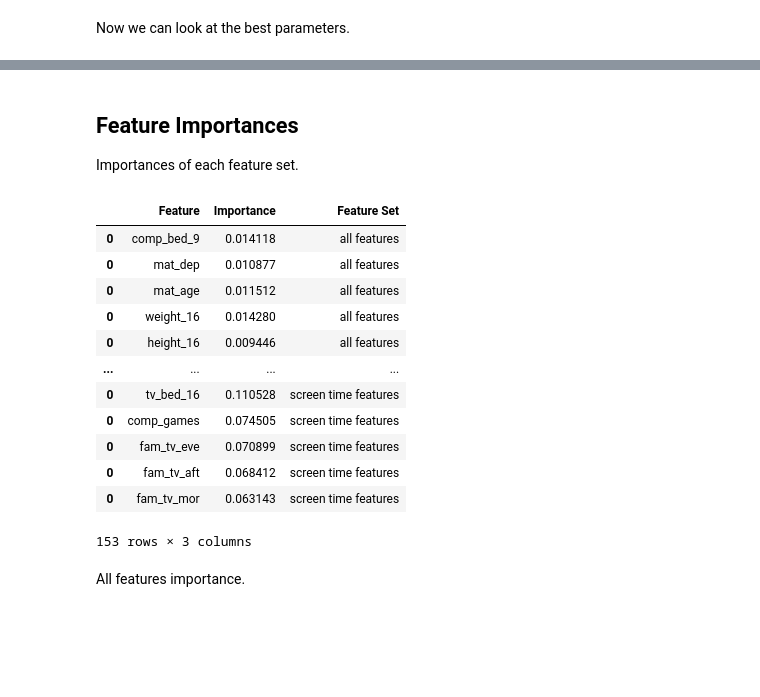
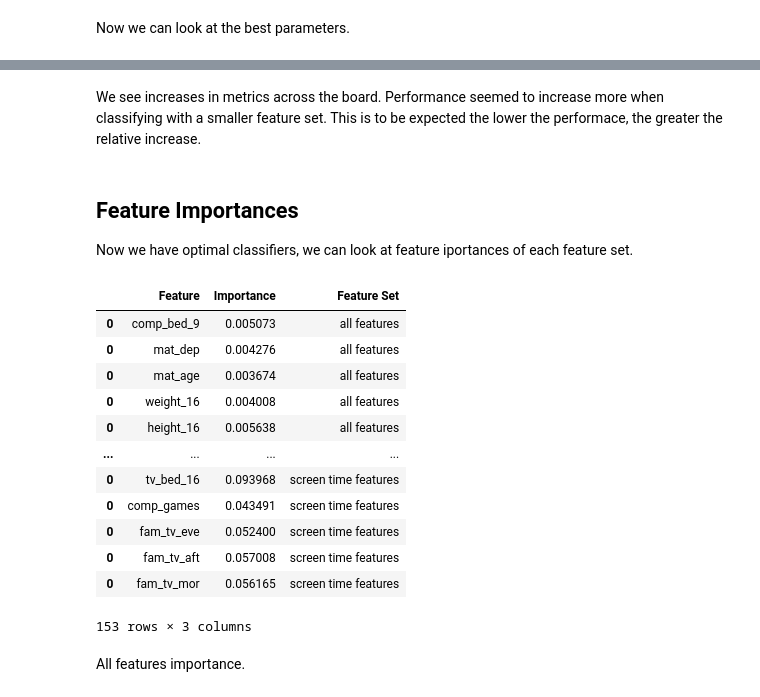
Before and after one commit to kaihulme/alspac-mhst, a Jupyter notebook: notebooks/classification_analysis.ipynb, the cells around one changed output, grey strips where cells are left out. Drawn from its saved outputs; the diff is of its cells as text; code cells hidden in the pictures; blank space fills up the shorter version.

Commit message:
Final classification results

```diff
--- a/notebooks/classification_analysis.ipynb
+++ b/notebooks/classification_analysis.ipynb
@@ -231,2 +229,0 @@ This will make it difficult to compare parameter due to perfect accuracy being e
-# %%
-rsearch.fit(X_train_screen_time, y_train)
@@ -253,3 +229,0 @@ RandomizedSearchCV(cv=3,
-# %%
-preds = rsearch.best_estimator_.predict(X_test_screen_time)
-classification_results(y_test, preds, verbose=1)
@@ -283,0 +269,5 @@ Based on these results we can manually test some parameters to get a fine-tuned
+# %%
+opt_params = []
+for ((fset, search), (_, _, fset_X_test)) in zip(gsearch_results, fsets):
+    opt_params.append(search.best_params_)
+    print(f"{fset} {search.best_params_}:\n")
@@ -284,17 +302,18 @@ Based on these results we can manually test some parameters to get a fine-tuned
 # %%
-xgb = XGBClassifier(
-	objective="binary:logistic",
-    eval_metric="logloss",
-	scale_pos_weight=sample_ratio,
-    subsample=1,
-    n_estimators=500,
-    min_child_weight=10,
-    max_depth=3,
-    gamma=1,
-    colsample_bytree=1,
-    n_jobs=-1,
-)
+final_results = []
 
-xgb.fit(X_train_screen_time, y_train)
-preds = xgb.predict(X_test_screen_time)
-results = classification_results(y_test, preds, verbose=1)
+for (fset, fset_X_train, fset_X_test) in fsets:
+    xgb = XGBClassifier(
+        objective="binary:logistic",
+        eval_metric="logloss",
+        scale_pos_weight=sample_ratio,
+        n_jobs=-1,
+        max_depth=10,
+        min_child_weight=1,
+        n_estimators=200,
+        subsample=1,
+    )
+    xgb.fit(fset_X_train, y_train.to_numpy().ravel())
+    preds = xgb.predict(fset_X_test)
+    results = classification_results(y_test.to_numpy().ravel(), preds)
+    final_results.append((fset, xgb, results))
@@ -370,31 +349,33 @@ pd.DataFrame([[x for x in xs] for xs in np.array(fset_results)[:,2]], columns=co
+# %% [markdown]
+We see increases in metrics across the board. Performance seemed to increase more when classifying with a smaller feature set. This is to be expected the lower the performace, the greater the relative increase.
 # %% [markdown]
 ## Feature Importances
 
-Importances of each feature set.
+Now we have optimal classifiers, we can look at feature iportances of each feature set.
 # %%
 cols = ["Feature", "Importance", "Feature Set"]
 importance_df = pd.DataFrame(columns=cols)
 fset_cols = [fset[1].columns for fset in fsets]
 
-for (features, (fset, fset_xgb, fset_result)) in zip(fset_cols, fset_results):
+for (features, (fset, fset_xgb, fset_result)) in zip(fset_cols, final_results):
     imps = fset_xgb.feature_importances_
     for (feature, imp) in zip(features, imps):
         importance_df = importance_df.append(pd.DataFrame([[feature, imp, fset]], columns=cols))
 
 importance_df
 # %% [output]
 |  | Feature | Importance | Feature Set |
-| 0 | comp_bed_9 | 0.014118 | all features |
-| 0 | mat_dep | 0.010877 | all features |
-| 0 | mat_age | 0.011512 | all features |
-| 0 | weight_16 | 0.014280 | all features |
-| 0 | height_16 | 0.009446 | all features |
+| 0 | comp_bed_9 | 0.005073 | all features |
+| 0 | mat_dep | 0.004276 | all features |
+| 0 | mat_age | 0.003674 | all features |
+| 0 | weight_16 | 0.004008 | all features |
+| 0 | height_16 | 0.005638 | all features |
 | ... | ... | ... | ... |
-| 0 | tv_bed_16 | 0.110528 | screen time features |
-| 0 | comp_games | 0.074505 | screen time features |
-| 0 | fam_tv_eve | 0.070899 | screen time features |
-| 0 | fam_tv_aft | 0.068412 | screen time features |
-| 0 | fam_tv_mor | 0.063143 | screen time features |
+| 0 | tv_bed_16 | 0.093968 | screen time features |
+| 0 | comp_games | 0.043491 | screen time features |
+| 0 | fam_tv_eve | 0.052400 | screen time features |
+| 0 | fam_tv_aft | 0.057008 | screen time features |
+| 0 | fam_tv_mor | 0.056165 | screen time features |
 153 rows × 3 columns
 # %% [markdown]
 All features importance.
```
Also changed, not shown: parts of 47 cells of this notebook, 1 other file.
